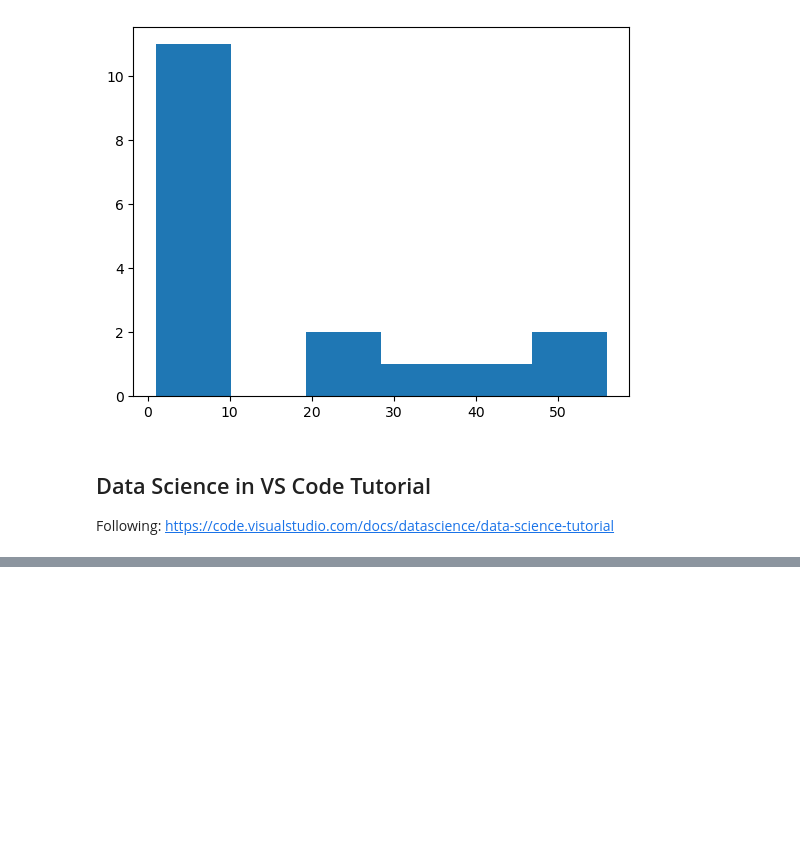
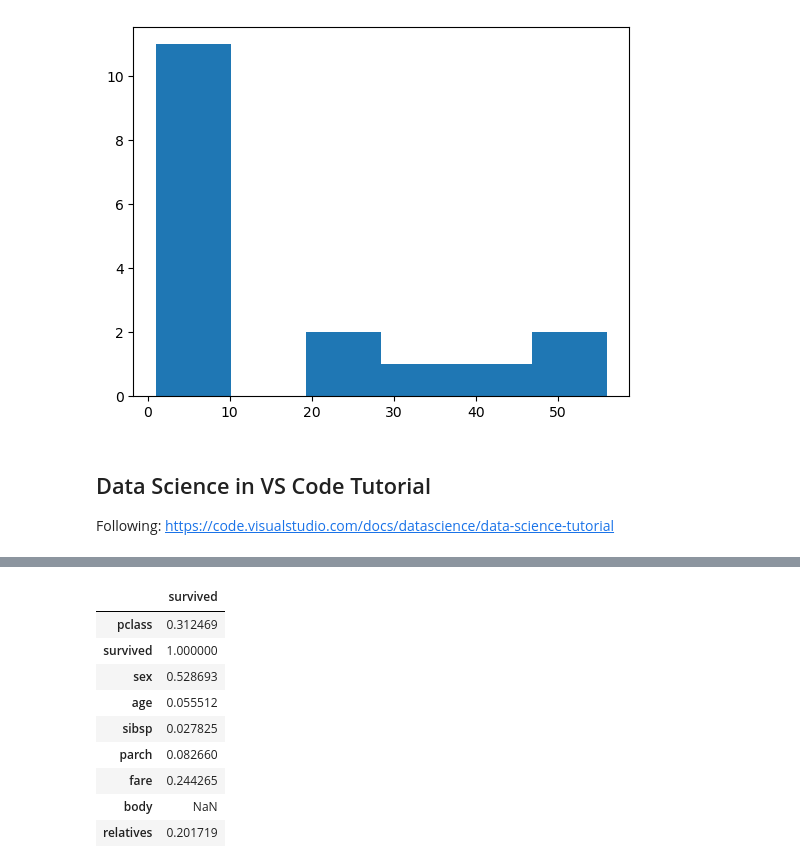
Before and after one commit to justunsix/automatetheboringstuff-py-tests, a Jupyter notebook: src/project/data-science/exploration.ipynb, the cells around one changed output, grey strips where cells are left out. Cells and saved outputs as stored; diff of their text form; code cells hidden in the pictures; blank space fills up the shorter version.

```diff
--- a/src/project/data-science/exploration.ipynb
+++ b/src/project/data-science/exploration.ipynb
@@ -28,0 +77,5 @@ Following: https://code.visualstudio.com/docs/datascience/data-science-tutorial
+# %%
+# Convert sex to integer values
+# to correlate with survivability
+data.replace({'male': 1, 'female': 0}, inplace=True)
+data.corr().abs()[["survived"]]
@@ -28,0 +92,16 @@ Following: https://code.visualstudio.com/docs/datascience/data-science-tutorial
+# %%
+# Create new column relatives
+# where column indicates if passenger has relatives on board
+data['relatives'] = data.apply (lambda row: int((row['sibsp'] + row['parch']) > 0), axis=1)
+data.corr().abs()[["survived"]]
+# %% [output]
+|  | survived |
+| pclass | 0.312469 |
+| survived | 1.000000 |
+| sex | 0.528693 |
+| age | 0.055512 |
+| sibsp | 0.027825 |
+| parch | 0.082660 |
+| fare | 0.244265 |
+| body | NaN |
+| relatives | 0.201719 |
```
Also changed, not shown: parts of 16 cells of this notebook, 3 other files.
